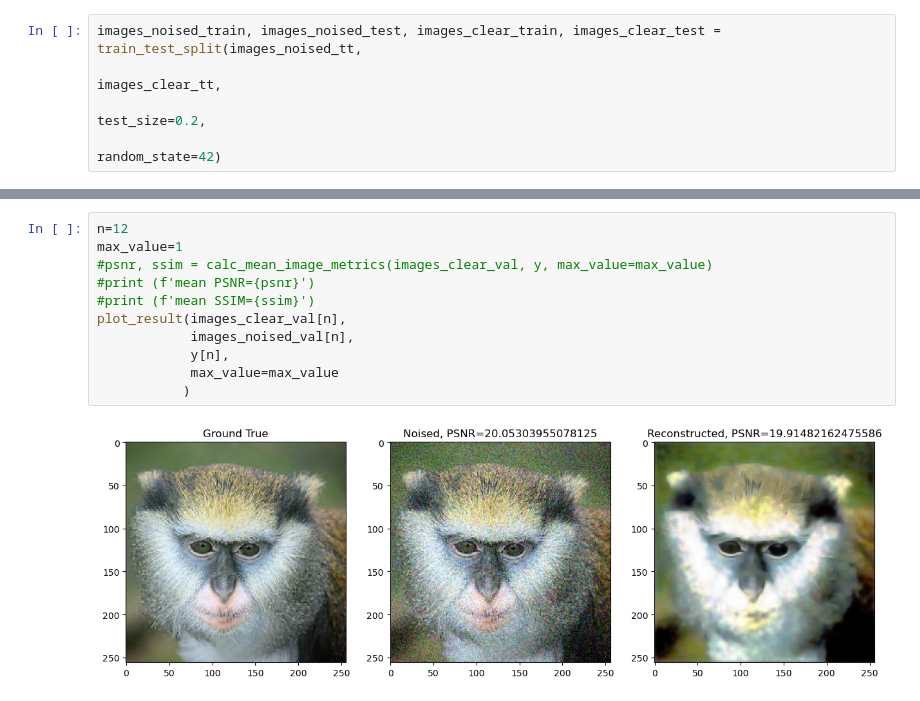
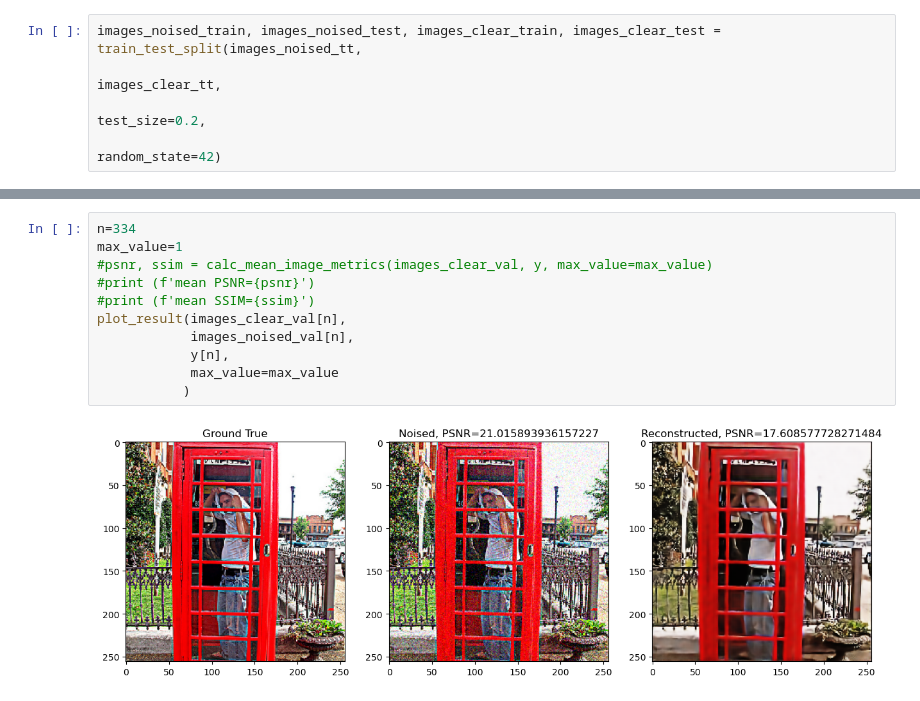
Before and after one commit to basil-77/bmstu_vkr, a Jupyter notebook: draft/ae.ipynb, the cells around one changed output, grey strips where cells are left out. Drawn from its saved outputs; the diff is of its cells as text.

```diff
--- a/draft/ae.ipynb
+++ b/draft/ae.ipynb
@@ -137,13 +126,13 @@ y = predict_all(model, images_noised_val)
-# %%
-n=12
-max_value=1
-#psnr, ssim = calc_mean_image_metrics(images_clear_val, y, max_value=max_value)
-#print (f'mean PSNR={psnr}')
-#print (f'mean SSIM={ssim}')
-plot_result(images_clear_val[n],
-            images_noised_val[n],
-            y[n],
-            max_value=max_value
-           )
-# %% [output]
-[figure, removed]
+# %%
+n=334
+max_value=1
+#psnr, ssim = calc_mean_image_metrics(images_clear_val, y, max_value=max_value)
+#print (f'mean PSNR={psnr}')
+#print (f'mean SSIM={ssim}')
+plot_result(images_clear_val[n],
+            images_noised_val[n],
+            y[n],
+            max_value=max_value
+           )
+# %% [output]
+[figure, added]
```
Also changed, not shown: parts of 8 cells of this notebook, 6 other files.
